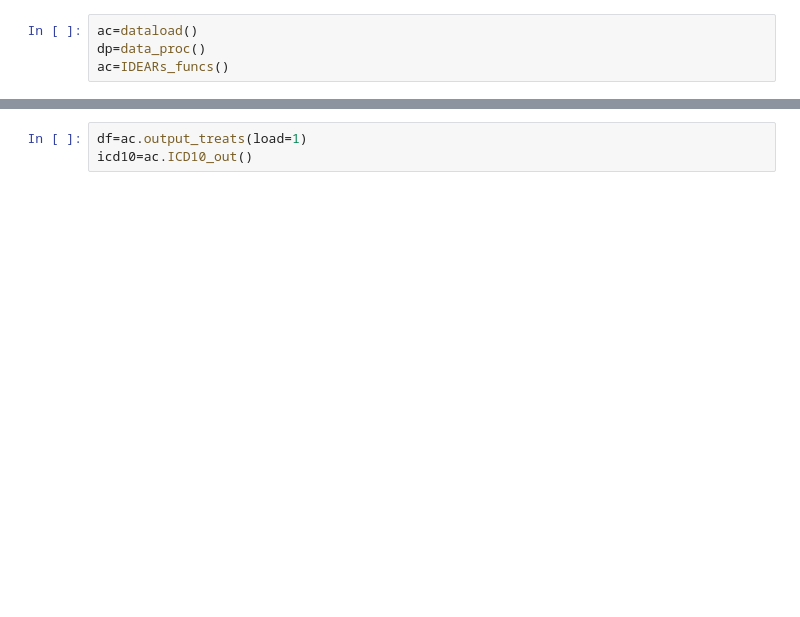
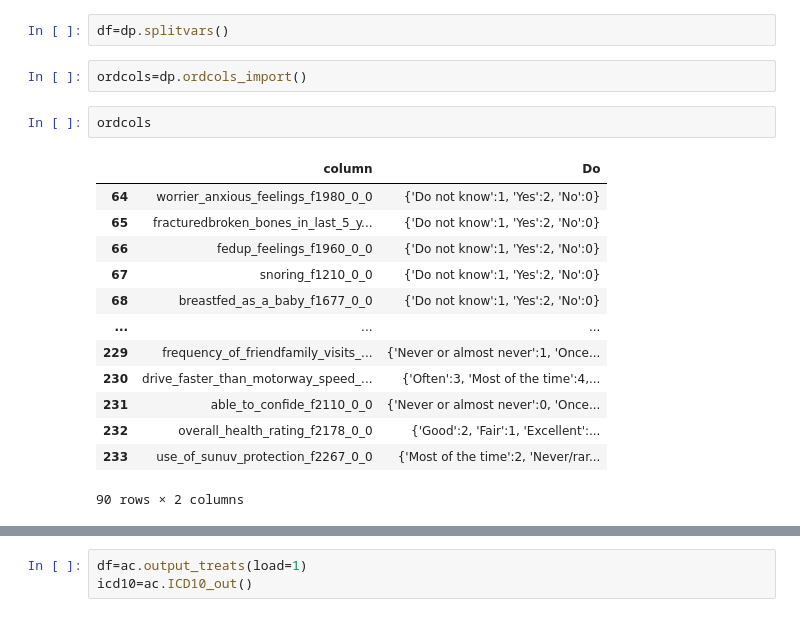
Before and after one commit to binfnstats/ukb-IDEARS, a Jupyter notebook: Sandpit.ipynb, the cells around one changed output, grey strips where cells are left out. Saved outputs shown, nothing was run; the diff lists cells and outputs as text; blank space fills up the shorter version.

```diff
--- a/Sandpit.ipynb
+++ b/Sandpit.ipynb
@@ -19,4 +29,20 @@ admission_polymorphic|faster_mot|drive_faster_than|time_to_complete_round|Genoty
-# %%
-ac=dataload()
-dp=data_proc()
-ac=IDEARs_funcs()
+# %%
+df=dp.splitvars()
+# %%
+ordcols=dp.ordcols_import()
+# %%
+ordcols
+# %% [output]
+|  | column | Do |
+| 64 | worrier_anxious_feelings_f1980_0_0 | {'Do not know':1, 'Yes':2, 'No':0} |
+| 65 | fracturedbroken_bones_in_last_5_y... | {'Do not know':1, 'Yes':2, 'No':0} |
+| 66 | fedup_feelings_f1960_0_0 | {'Do not know':1, 'Yes':2, 'No':0} |
+| 67 | snoring_f1210_0_0 | {'Do not know':1, 'Yes':2, 'No':0} |
+| 68 | breastfed_as_a_baby_f1677_0_0 | {'Do not know':1, 'Yes':2, 'No':0} |
+| ... | ... | ... |
+| 229 | frequency_of_friendfamily_visits_... | {'Never or almost never':1, 'Once... |
+| 230 | drive_faster_than_motorway_speed_... | {'Often':3, 'Most of the time':4,... |
+| 231 | able_to_confide_f2110_0_0 | {'Never or almost never':0, 'Once... |
+| 232 | overall_health_rating_f2178_0_0 | {'Good':2, 'Fair':1, 'Excellent':... |
+| 233 | use_of_sunuv_protection_f2267_0_0 | {'Most of the time':2, 'Never/rar... |
+90 rows × 2 columns
```
Also changed, not shown: parts of 40 cells of this notebook, 2 other files.
